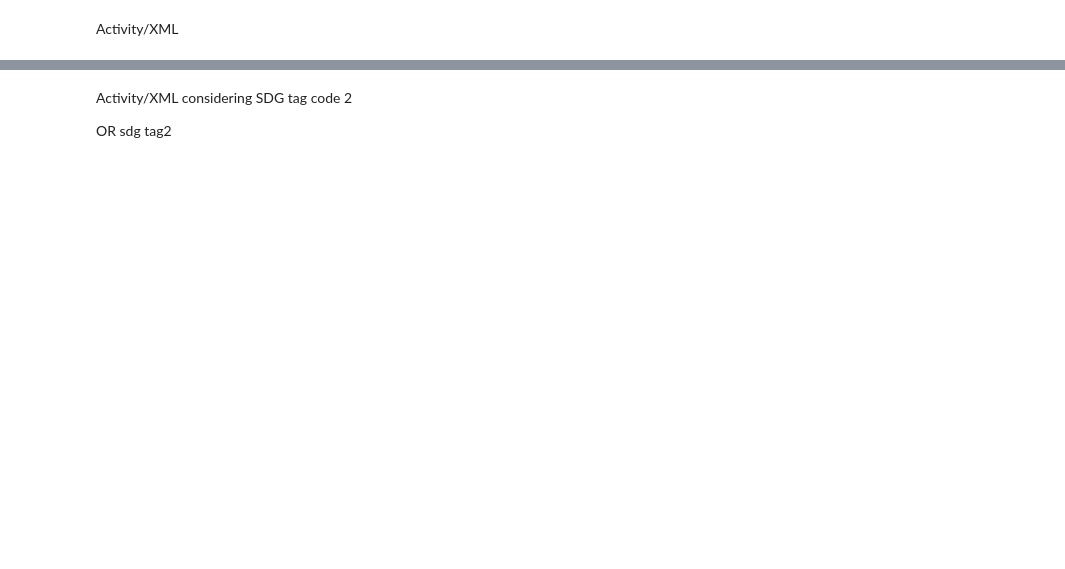
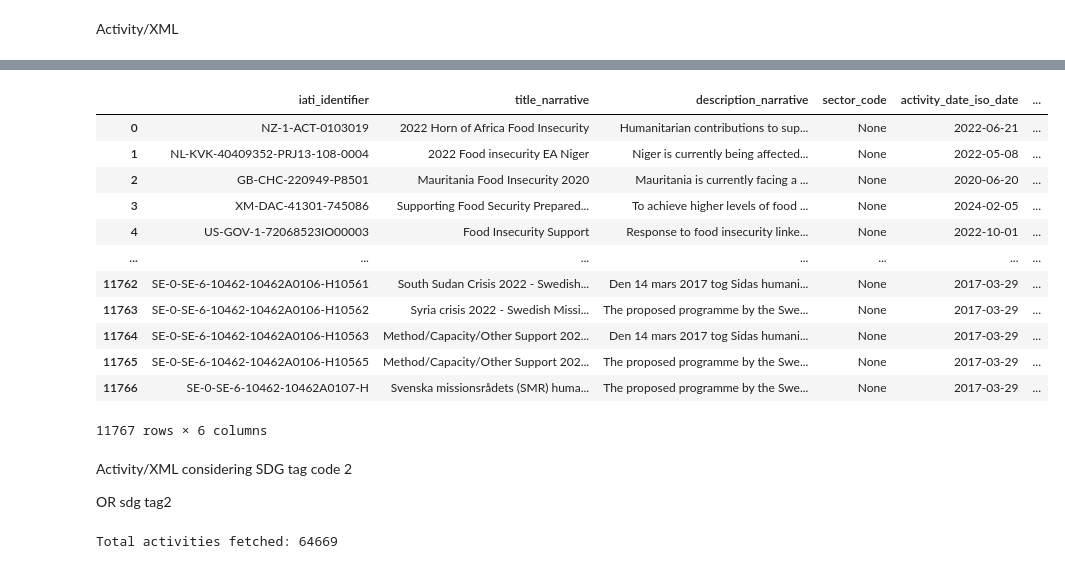
Before and after one commit to leilafarsani/iati-datastore-apache-sorl, a Jupyter notebook: gafs_iati.ipynb, the cells around one changed output, grey strips where cells are left out. Cells and saved outputs as stored; diff of their text form; code cells hidden in the pictures; blank space fills up the shorter version.

```diff
--- a/gafs_iati.ipynb
+++ b/gafs_iati.ipynb
@@ -184,3 +236,19 @@ print(df_activity_xml.head())
+# %%
+df_activity_xml
+# %% [output]
+|  | iati_identifier | title_narrative | description_narrative | sector_code | activity_date_iso_date | ... |
+| 0 | NZ-1-ACT-0103019 | 2022 Horn of Africa Food Insecurity | Humanitarian contributions to sup... | None | 2022-06-21 | ... |
+| 1 | NL-KVK-40409352-PRJ13-108-0004 | 2022 Food insecurity EA Niger | Niger is currently being affected... | None | 2022-05-08 | ... |
+| 2 | GB-CHC-220949-P8501 | Mauritania Food Insecurity 2020 | Mauritania is currently facing a ... | None | 2020-06-20 | ... |
+| 3 | XM-DAC-41301-745086 | Supporting Food Security Prepared... | To achieve higher levels of food ... | None | 2024-02-05 | ... |
+| 4 | US-GOV-1-72068523IO00003 | Food Insecurity Support | Response to food insecurity linke... | None | 2022-10-01 | ... |
+| ... | ... | ... | ... | ... | ... | ... |
+| 11762 | SE-0-SE-6-10462-10462A0106-H10561 | South Sudan Crisis 2022 - Swedish... | Den 14 mars 2017 tog Sidas humani... | None | 2017-03-29 | ... |
+| 11763 | SE-0-SE-6-10462-10462A0106-H10562 | Syria crisis 2022 - Swedish Missi... | The proposed programme by the Swe... | None | 2017-03-29 | ... |
+| 11764 | SE-0-SE-6-10462-10462A0106-H10563 | Method/Capacity/Other Support 202... | Den 14 mars 2017 tog Sidas humani... | None | 2017-03-29 | ... |
+| 11765 | SE-0-SE-6-10462-10462A0106-H10565 | Method/Capacity/Other Support 202... | The proposed programme by the Swe... | None | 2017-03-29 | ... |
+| 11766 | SE-0-SE-6-10462-10462A0107-H | Svenska missionsrådets (SMR) huma... | The proposed programme by the Swe... | None | 2017-03-29 | ... |
+11767 rows × 6 columns
 # %% [markdown]
 Activity/XML considering SDG tag code 2
 
@@ -271,4 +339,5 @@ xml_base_url = "https://api.iatistandard.org/datastore/activity/iati"
 all_activities = fetch_all_records()
 df_activity_xml_sdg = pd.DataFrame(all_activities)
 print(f"Total activities fetched: {len(df_activity_xml_sdg )}")
-print(df_activity_xml_sdg ())
+# %% [output]
+Total activities fetched: 64669
```
Also changed, not shown: parts of 7 cells of this notebook.
